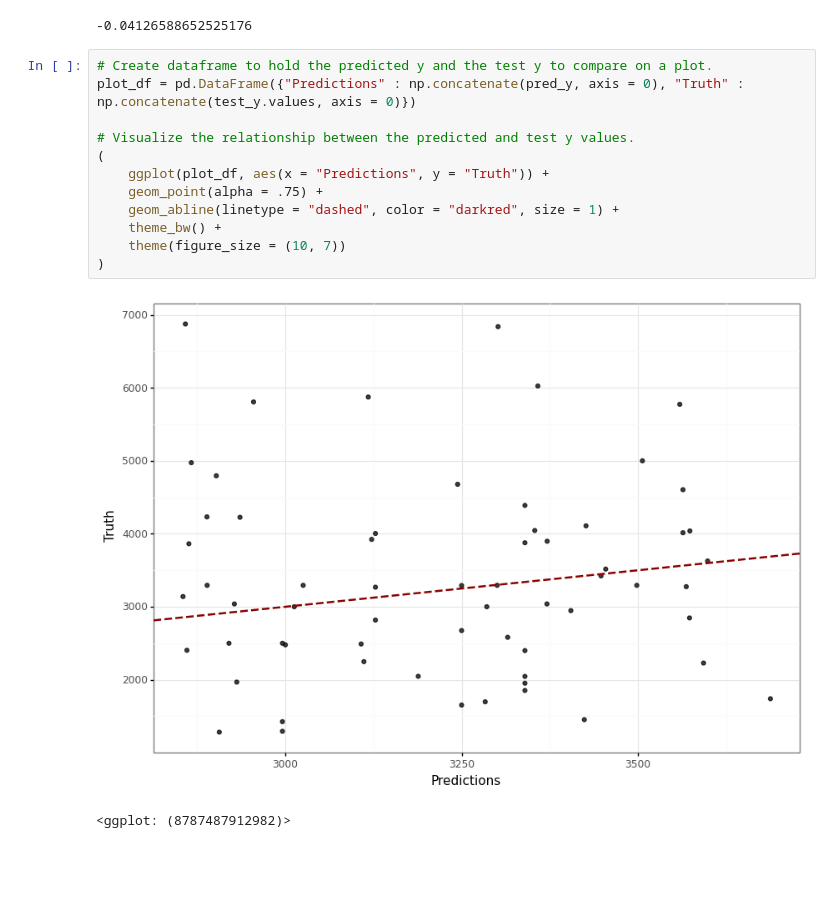
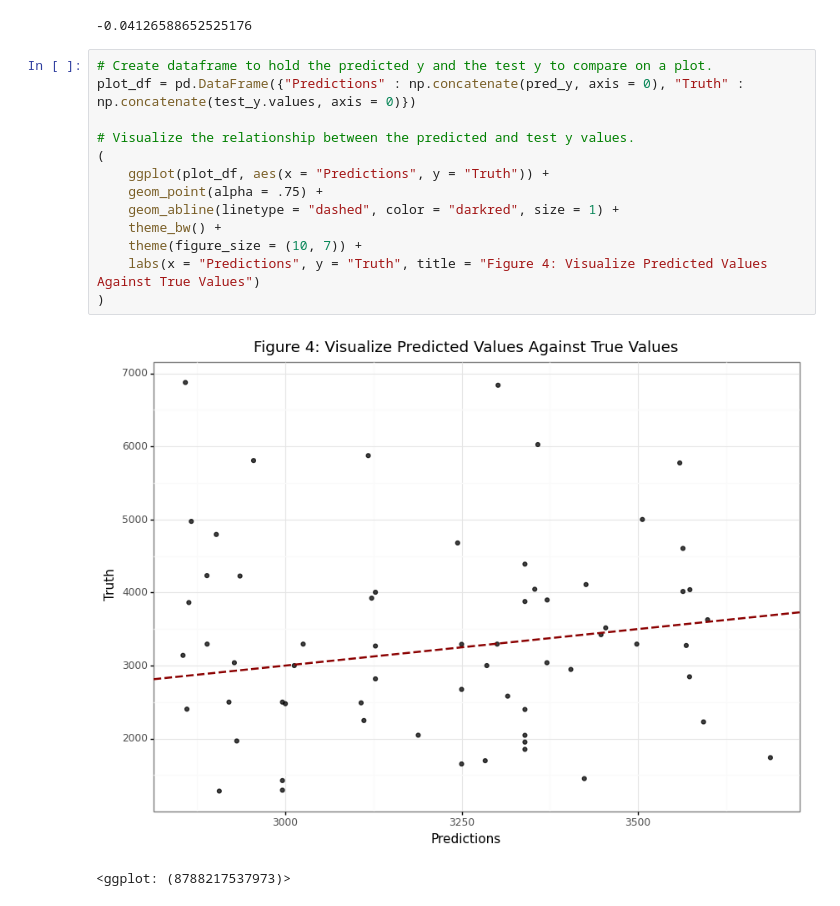
Before and after one commit to ryanripper/project_ppol564_fall2021, a Jupyter notebook: analysis/Data_Analysis.ipynb, the cells around one changed output. Drawn from its saved outputs; the diff is of its cells as text; blank space fills up the shorter version.

```diff
--- a/analysis/Data_Analysis.ipynb
+++ b/analysis/Data_Analysis.ipynb
@@ -272,15 +272,16 @@ m.r2_score(test_y, pred_y)
 # %%
 # Create dataframe to hold the predicted y and the test y to compare on a plot.
 plot_df = pd.DataFrame({"Predictions" : np.concatenate(pred_y, axis = 0), "Truth" : np.concatenate(test_y.values, axis = 0)})
 
 # Visualize the relationship between the predicted and test y values.
 (
     ggplot(plot_df, aes(x = "Predictions", y = "Truth")) +
     geom_point(alpha = .75) +
     geom_abline(linetype = "dashed", color = "darkred", size = 1) +
     theme_bw() +
-    theme(figure_size = (10, 7))
+    theme(figure_size = (10, 7)) +
+    labs(x = "Predictions", y = "Truth", title = "Figure 4: Visualize Predicted Values Against True Values")
 )
 # %% [output]
-[figure, old version]
+[figure, new version]
-<ggplot: (8787487912982)>
+<ggplot: (8788217537973)>
```
Also changed, not shown: parts of 3 cells of this notebook, 16 other files.
